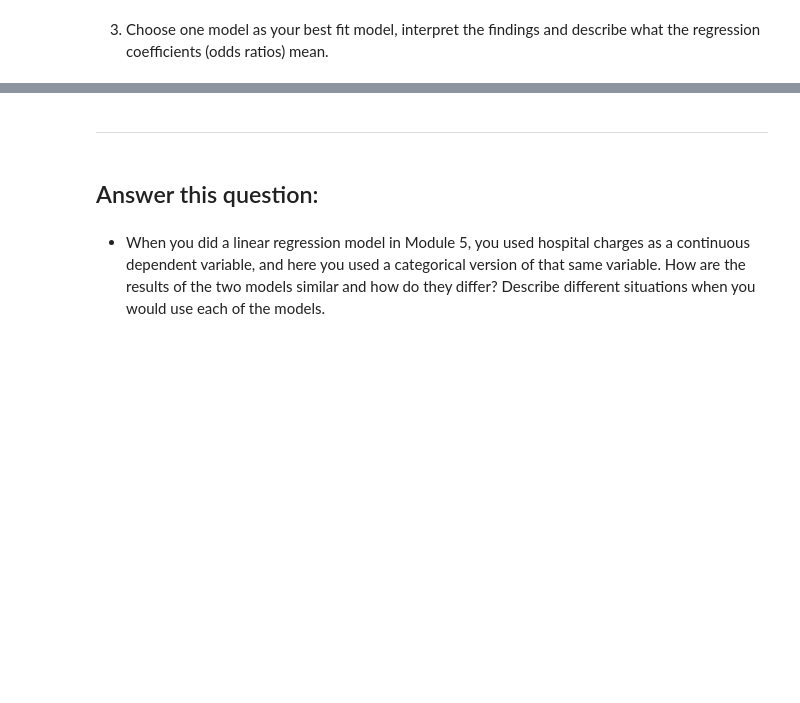
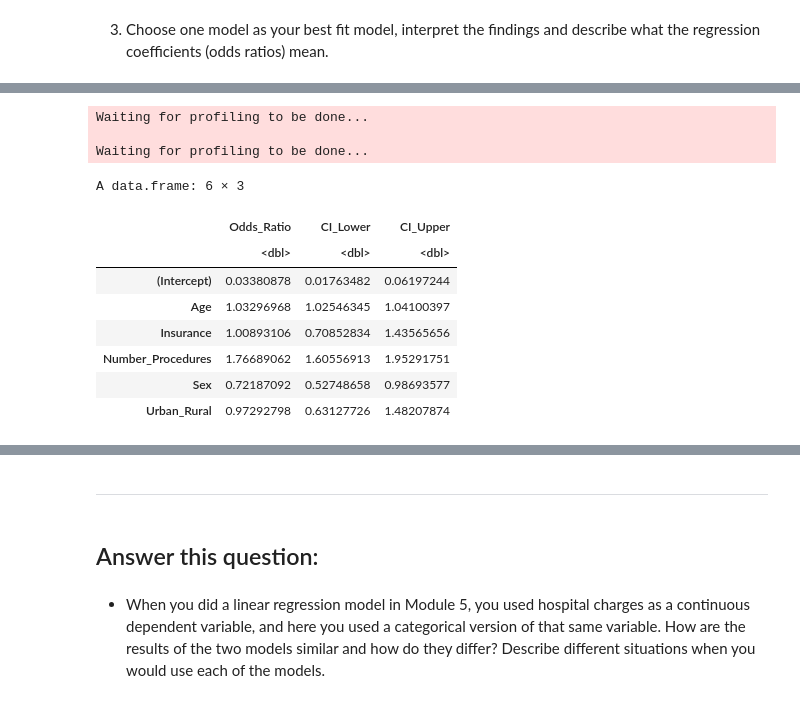
Before and after one commit to tyg3rr/HM878-Biostats, a Jupyter notebook: Problem Set 4 LogReg Failed Assumptions .ipynb, the cells around one changed output, grey strips where cells are left out. Drawn from its saved outputs; the diff is of its cells as text; code cells hidden in the pictures; blank space fills up the shorter version.

```diff
--- a/Problem Set 4 LogReg Failed Assumptions .ipynb
+++ b/Problem Set 4 LogReg Failed Assumptions .ipynb
@@ -469,0 +977,36 @@ Pearson Goodness of Fit Test
+# %%
+# Setting cutoff to HospCharges mean
+
+cut <- round(
+    summary(df$HospCharges)[[4]] # Mean
+    ,0)
+
+df$charges <- ifelse(df$HospCharges<=cut, 0, 1)
+paste('HospCharges cutoff: ',cut)
+
+
+mean_cut_0 <- glm(charges ~ 1, data = df, family = binomial)
+mean_cut_1 <- glm(charges ~
+            Age  +
+            #Income_Zip  +
+            Insurance  +
+            #Number_Diagnoses  +
+            Number_Procedures  +
+            #Race  +
+            Sex  +
+            Urban_Rural
+            ,
+            data=df, family = binomial, weights = Weighting
+            )
+
+pred_percent(mean_cut_0,df['charges'],'mean_cut_0')
+pred_percent(mean_cut_1,df['charges'],'mean_cut_1')
+
+summary(mean_cut_0)
+summary(mean_cut_1)
+
+
+chi_log(mean_cut_0, df, name = 'mean_cut_0')
+paste('')
+
+chi_log(mean_cut_1, df, name = 'mean_cut_1')
@@ -471,0 +1133,19 @@ Pearson Goodness of Fit Test
+# %%
+data.frame(
+    Odds_Ratio = exp(coef(mean_cut_1)),
+    CI_Lower = exp(confint(mean_cut_1))[,1],
+    CI_Upper = exp(confint(mean_cut_1))[,2]
+    )
+# %% [output]
+Waiting for profiling to be done...
+
+Waiting for profiling to be done...
+A data.frame: 6 × 3
+|  | Odds_Ratio | CI_Lower | CI_Upper |
+|  | <dbl> | <dbl> | <dbl> |
+| (Intercept) | 0.03380878 | 0.01763482 | 0.06197244 |
+| Age | 1.03296968 | 1.02546345 | 1.04100397 |
+| Insurance | 1.00893106 | 0.70852834 | 1.43565656 |
+| Number_Procedures | 1.76689062 | 1.60556913 | 1.95291751 |
+| Sex | 0.72187092 | 0.52748658 | 0.98693577 |
+| Urban_Rural | 0.97292798 | 0.63127726 | 1.48207874 |
```
Also changed, not shown: parts of 53 cells of this notebook.
